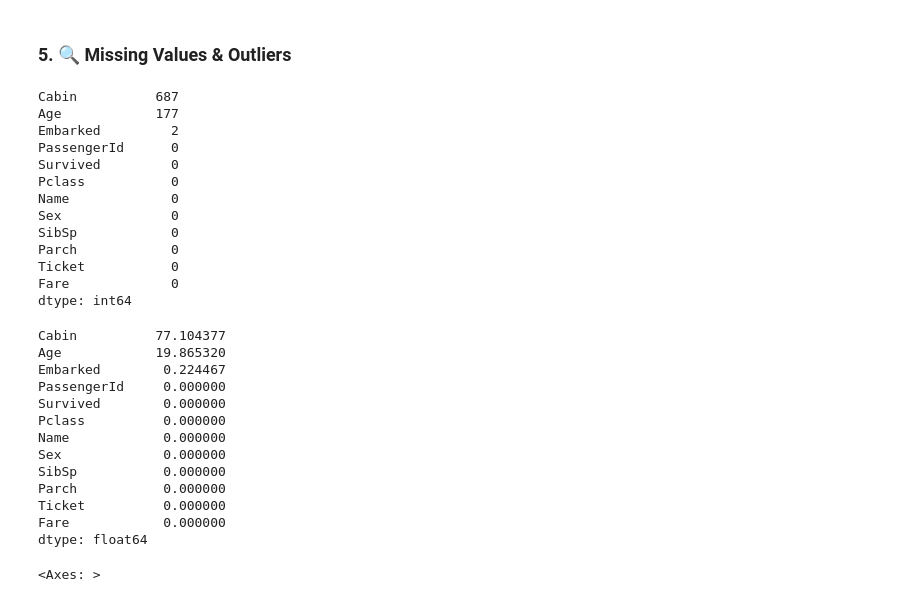
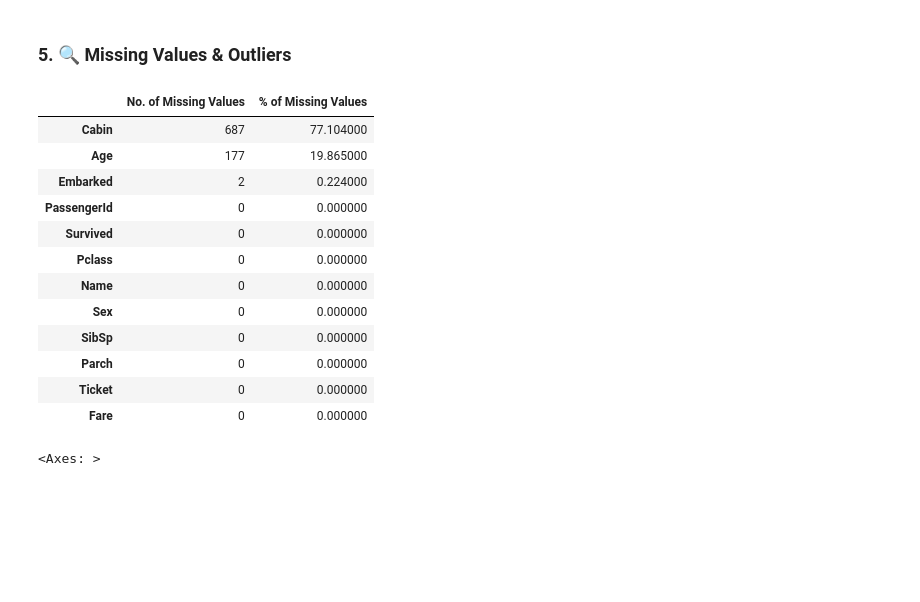
Before and after one commit to yigaai/StoryTelling_with_Data_myTelescope, a Jupyter notebook: titanic-survival-prediction.ipynb, the cells around one changed output. Cells and saved outputs as stored; diff of their text form; code cells hidden in the pictures; blank space fills up the shorter version.

```diff
--- a/titanic-survival-prediction.ipynb
+++ b/titanic-survival-prediction.ipynb
@@ -120,38 +120,29 @@ df[categorical_var].describe()
 | freq | 1 | 577 | 7 | 4 | 644 |
 # %% [markdown]
 ### 5. 🔍 **Missing Values & Outliers**
-# %%
-df.isnull().sum().sort_values(ascending = False)
-# %% [output]
-Cabin          687
-Age            177
-Embarked         2
-PassengerId      0
-Survived         0
-Pclass           0
-Name             0
-Sex              0
-SibSp            0
-Parch            0
-Ticket           0
-Fare             0
-dtype: int64
-# %%
-(df.isna().mean()*100).sort_values(ascending=False)
-# %% [output]
-Cabin          77.104377
-Age            19.865320
-Embarked        0.224467
-PassengerId     0.000000
-Survived        0.000000
-Pclass          0.000000
-Name            0.000000
-Sex             0.000000
-SibSp           0.000000
-Parch           0.000000
-Ticket          0.000000
-Fare            0.000000
-dtype: float64
+# %%
+missing_counts = df.isnull().sum().sort_values(ascending=False)
+
+missing_df = pd.DataFrame({
+    'No. of Missing Values': missing_counts,
+    '% of Missing Values': round(missing_counts/len(df)*100, 3)
+})
+
+missing_df.style.background_gradient('magma')
+# %% [output]
+|  | No. of Missing Values | % of Missing Values |
+| Cabin | 687 | 77.104000 |
+| Age | 177 | 19.865000 |
+| Embarked | 2 | 0.224000 |
+| PassengerId | 0 | 0.000000 |
+| Survived | 0 | 0.000000 |
+| Pclass | 0 | 0.000000 |
+| Name | 0 | 0.000000 |
+| Sex | 0 | 0.000000 |
+| SibSp | 0 | 0.000000 |
+| Parch | 0 | 0.000000 |
+| Ticket | 0 | 0.000000 |
+| Fare | 0 | 0.000000 |
 # %%
 sns.heatmap(df.isnull(), yticklabels=False, cbar=False)
 # %% [output]
```
Also changed, not shown: parts of 5 cells of this notebook.
